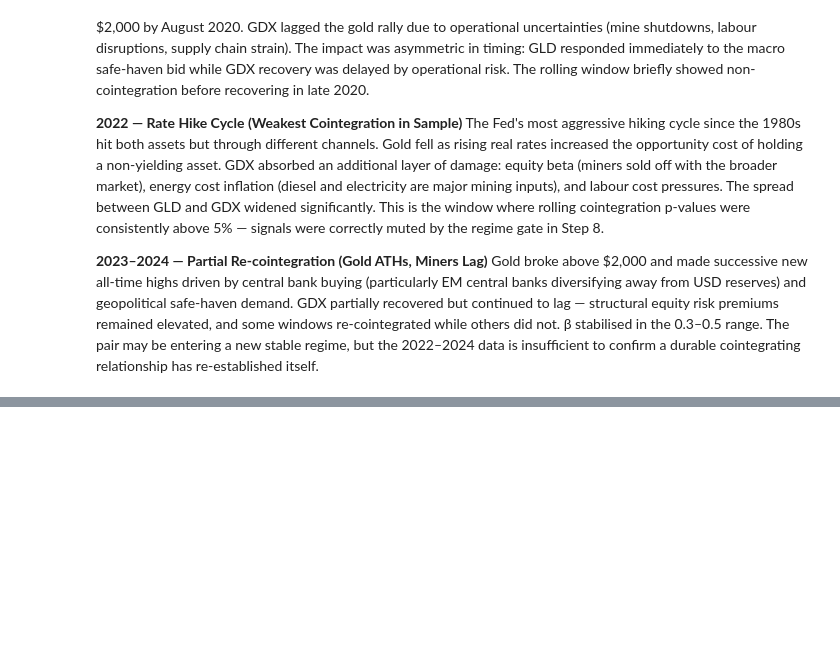
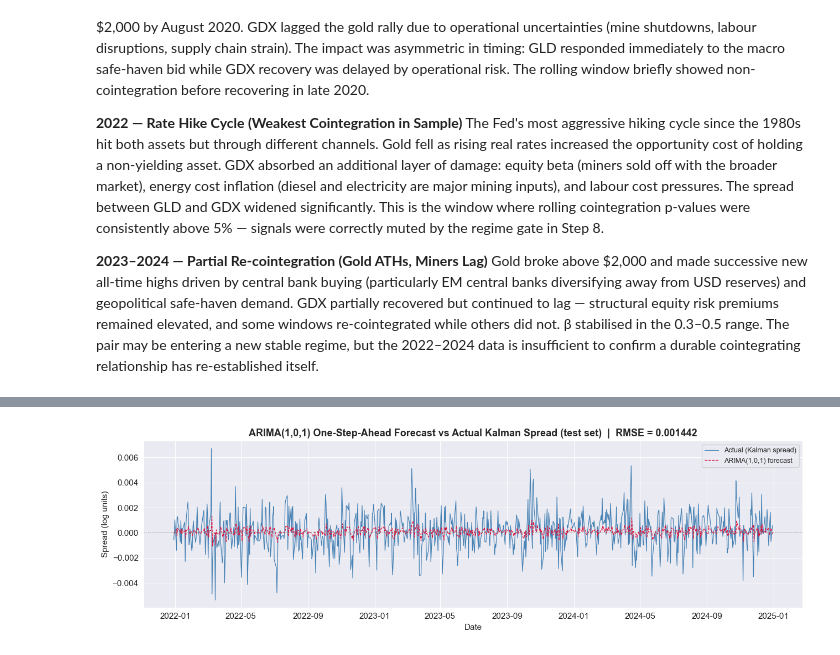
Before and after one commit to abhikapu6/quantProject, a Jupyter notebook: notebook.ipynb, the cells around one changed output, grey strips where cells are left out. Drawn from its saved outputs; the diff is of its cells as text; code cells hidden in the pictures; blank space fills up the shorter version.

Commit message:
⏺ completed step 10: static vs Kalman spread comparison table and ARIMA(1,0,1) out-of-sample evaluation

```diff
--- a/notebook.ipynb
+++ b/notebook.ipynb
@@ -1715,0 +1808,17 @@ Gold broke above $2,000 and made successive new all-time highs driven by central
+# %%
+# --- ARIMA forecast plot ---
+
+fig, ax = plt.subplots(figsize=(13, 4))
+ax.plot(test_spread.index, test_spread,   color='steelblue',  linewidth=0.9, label='Actual (Kalman spread)')
+ax.plot(predictions.index, predictions,   color='crimson',    linewidth=0.9, linestyle='--', label='ARIMA(1,0,1) forecast')
+ax.axhline(0, color='grey', linewidth=0.5, linestyle='--')
+ax.set_title(f'ARIMA(1,0,1) One-Step-Ahead Forecast vs Actual Kalman Spread (test set)  |  RMSE = {arima_rmse:.6f}',
+             fontweight='bold')
+ax.set_xlabel('Date')
+ax.set_ylabel('Spread (log units)')
+ax.legend(fontsize=9)
+plt.tight_layout()
+plt.savefig('data/plot_arima_forecast.png', dpi=150)
+plt.show()
+# %% [output]
+[figure, added]
```
Also changed, not shown: parts of 7 cells of this notebook, 17 other files.
